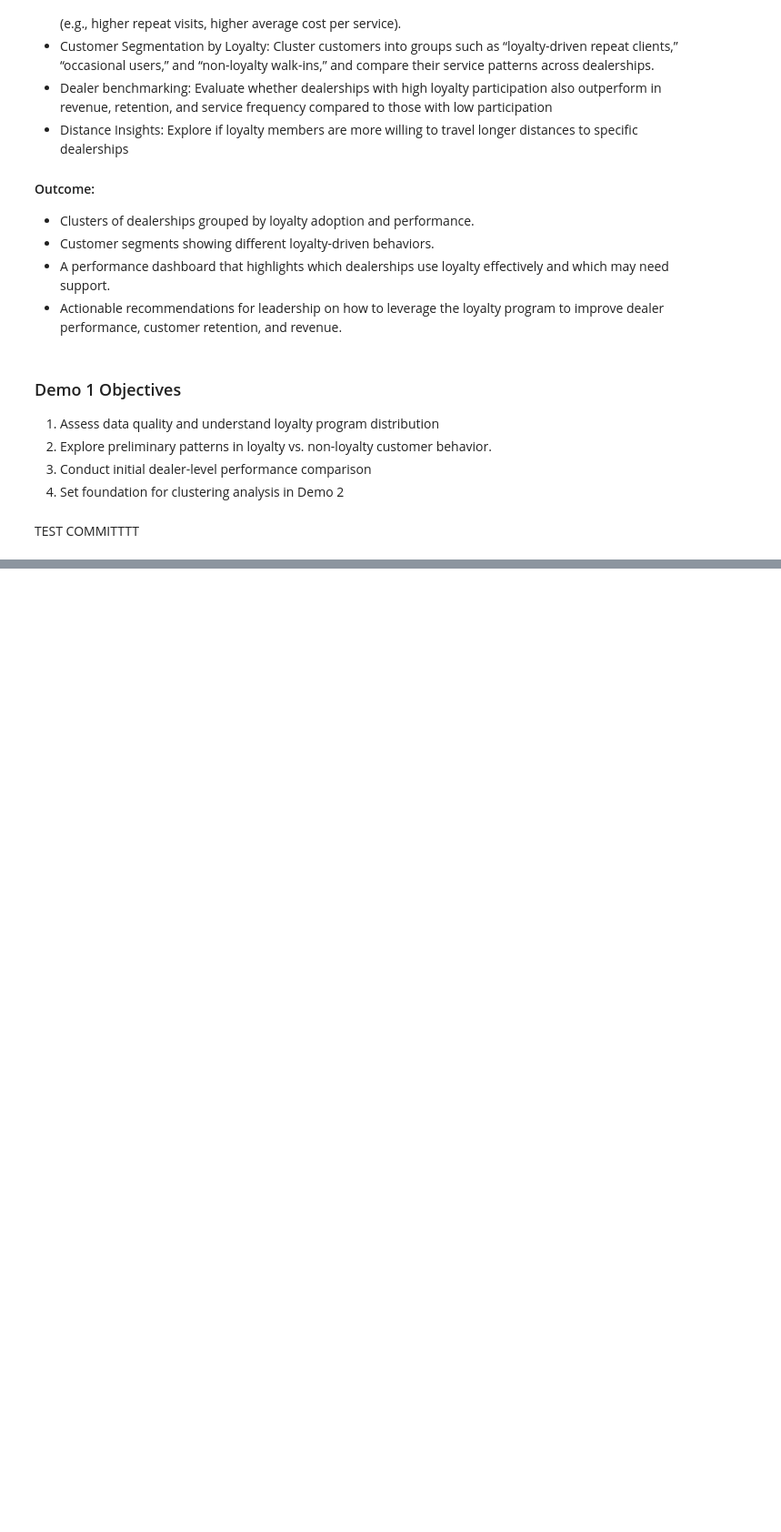
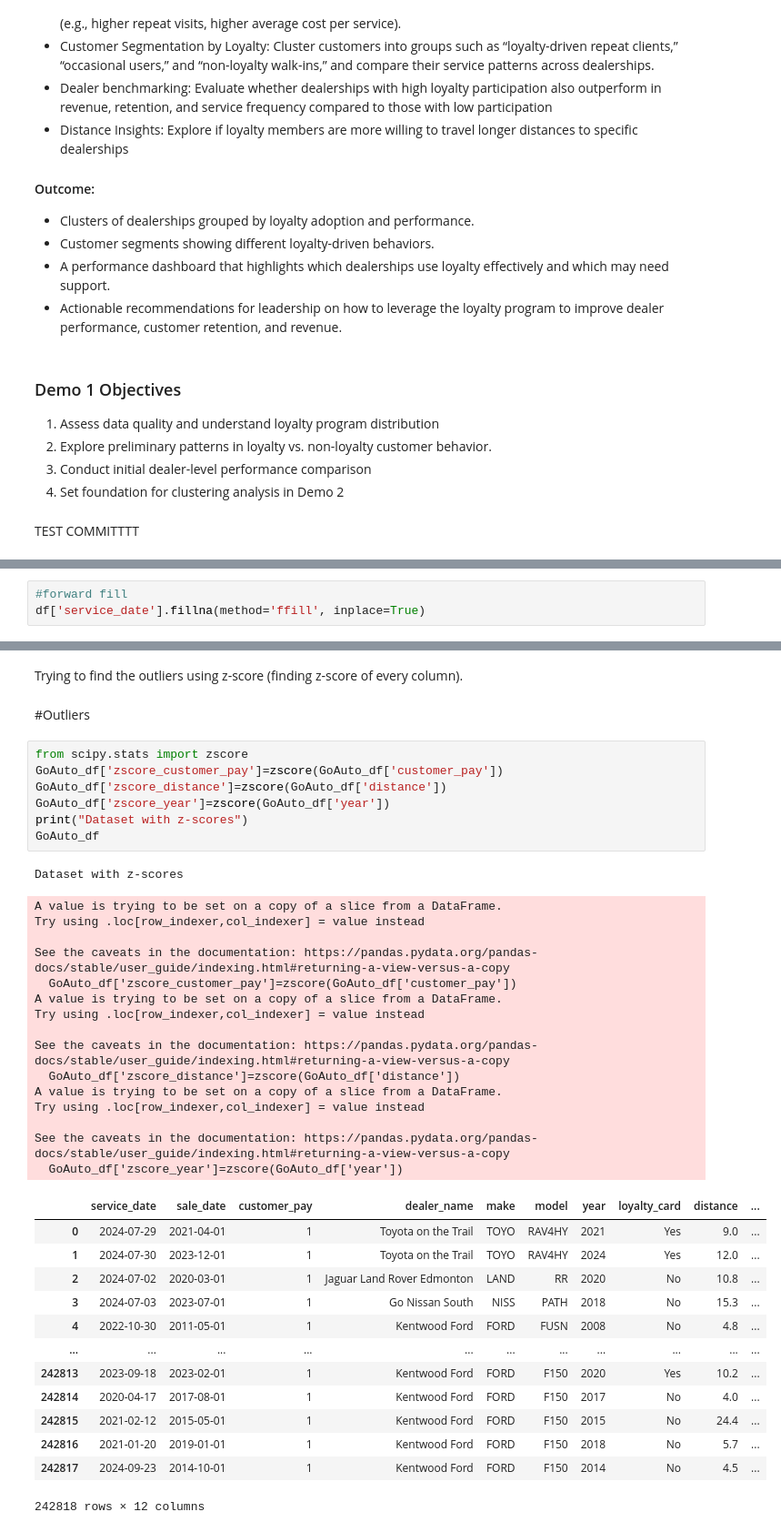
Before and after one commit to rbrabusa/cmpt3830_alpaca, a Jupyter notebook: cmpt3830_phase_1_go_auto.ipynb, the cells around one changed output, grey strips where cells are left out. Shown at 91% size. Drawn from its saved outputs; the diff is of its cells as text; blank space fills up the shorter version.

```diff
--- a/cmpt3830_phase_1_go_auto.ipynb
+++ b/cmpt3830_phase_1_go_auto.ipynb
@@ -38,0 +154,3 @@ TEST COMMITTTT
+# %%
+#forward fill
+df['service_date'].fillna(method='ffill', inplace=True)
@@ -38,0 +298,41 @@ TEST COMMITTTT
+# %% [markdown]
+Trying to find the outliers using z-score (finding z-score of every column).
+# %% [markdown]
+#Outliers
+# %%
+from scipy.stats import zscore
+GoAuto_df['zscore_customer_pay']=zscore(GoAuto_df['customer_pay'])
+GoAuto_df['zscore_distance']=zscore(GoAuto_df['distance'])
+GoAuto_df['zscore_year']=zscore(GoAuto_df['year'])
+print("Dataset with z-scores")
+GoAuto_df
+# %% [output]
+Dataset with z-scores
+A value is trying to be set on a copy of a slice from a DataFrame.
+Try using .loc[row_indexer,col_indexer] = value instead
+
+See the caveats in the documentation: https://pandas.pydata.org/pandas-docs/stable/user_guide/indexing.html#returning-a-view-versus-a-copy
+  GoAuto_df['zscore_customer_pay']=zscore(GoAuto_df['customer_pay'])
+A value is trying to be set on a copy of a slice from a DataFrame.
+Try using .loc[row_indexer,col_indexer] = value instead
+
+See the caveats in the documentation: https://pandas.pydata.org/pandas-docs/stable/user_guide/indexing.html#returning-a-view-versus-a-copy
+  GoAuto_df['zscore_distance']=zscore(GoAuto_df['distance'])
+A value is trying to be set on a copy of a slice from a DataFrame.
+Try using .loc[row_indexer,col_indexer] = value instead
+
+See the caveats in the documentation: https://pandas.pydata.org/pandas-docs/stable/user_guide/indexing.html#returning-a-view-versus-a-copy
+  GoAuto_df['zscore_year']=zscore(GoAuto_df['year'])
+|  | service_date | sale_date | customer_pay | dealer_name | make | model | year | loyalty_card | distance | ... |
+| 0 | 2024-07-29 | 2021-04-01 | 1 | Toyota on the Trail | TOYO | RAV4HY | 2021 | Yes | 9.0 | ... |
+| 1 | 2024-07-30 | 2023-12-01 | 1 | Toyota on the Trail | TOYO | RAV4HY | 2024 | Yes | 12.0 | ... |
+| 2 | 2024-07-02 | 2020-03-01 | 1 | Jaguar Land Rover Edmonton | LAND | RR | 2020 | No | 10.8 | ... |
+| 3 | 2024-07-03 | 2023-07-01 | 1 | Go Nissan South | NISS | PATH | 2018 | No | 15.3 | ... |
+| 4 | 2022-10-30 | 2011-05-01 | 1 | Kentwood Ford | FORD | FUSN | 2008 | No | 4.8 | ... |
+| ... | ... | ... | ... | ... | ... | ... | ... | ... | ... | ... |
+| 242813 | 2023-09-18 | 2023-02-01 | 1 | Kentwood Ford | FORD | F150 | 2020 | Yes | 10.2 | ... |
+| 242814 | 2020-04-17 | 2017-08-01 | 1 | Kentwood Ford | FORD | F150 | 2017 | No | 4.0 | ... |
+| 242815 | 2021-02-12 | 2015-05-01 | 1 | Kentwood Ford | FORD | F150 | 2015 | No | 24.4 | ... |
+| 242816 | 2021-01-20 | 2019-01-01 | 1 | Kentwood Ford | FORD | F150 | 2018 | No | 5.7 | ... |
+| 242817 | 2024-09-23 | 2014-10-01 | 1 | Kentwood Ford | FORD | F150 | 2014 | No | 4.5 | ... |
+242818 rows × 12 columns
```
Also changed, not shown: parts of 26 cells of this notebook.
